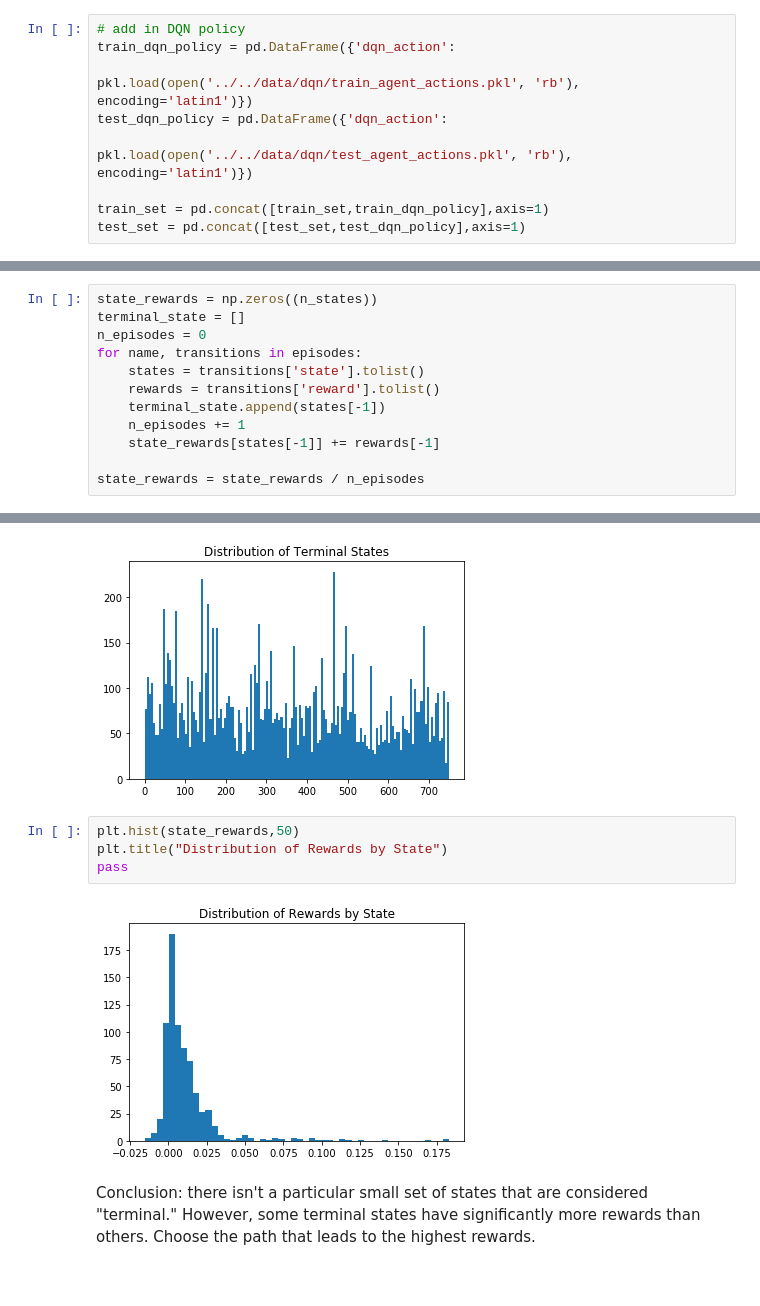
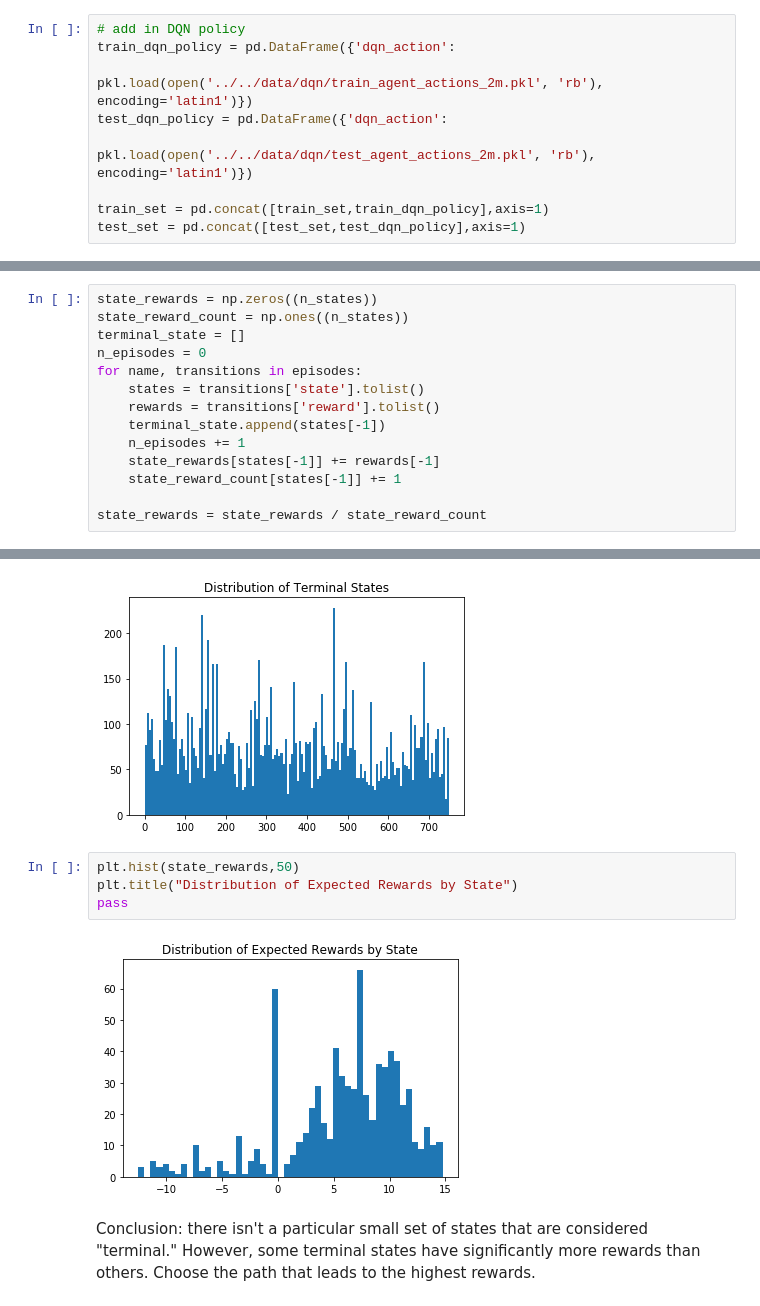
Before and after one commit to wihl/cs282-f17-xuefeng-yi-david, a Jupyter notebook: code/MOE/writeup.ipynb, the cells around one changed output, grey strips where cells are left out. Drawn from its saved outputs; the diff is of its cells as text.

```diff
--- a/code/MOE/writeup.ipynb
+++ b/code/MOE/writeup.ipynb
@@ -52,9 +52,9 @@ test_set['kernel_action'] = kernel_policy[:,3].astype(int)
 # %%
 # add in DQN policy
 train_dqn_policy = pd.DataFrame({'dqn_action':
-                           pkl.load(open('../../data/dqn/train_agent_actions.pkl', 'rb'), encoding='latin1')})
+                           pkl.load(open('../../data/dqn/train_agent_actions_2m.pkl', 'rb'), encoding='latin1')})
 test_dqn_policy = pd.DataFrame({'dqn_action':
-                           pkl.load(open('../../data/dqn/test_agent_actions.pkl', 'rb'), encoding='latin1')})
+                           pkl.load(open('../../data/dqn/test_agent_actions_2m.pkl', 'rb'), encoding='latin1')})
 
 train_set = pd.concat([train_set,train_dqn_policy],axis=1)
 test_set = pd.concat([test_set,test_dqn_policy],axis=1)
@@ -186,6 +197,7 @@ orig_df = pd.read_csv('../../data/origin_train_clean.csv')
 ### Terminal states
 # %%
 state_rewards = np.zeros((n_states))
+state_reward_count = np.ones((n_states))
 terminal_state = []
 n_episodes = 0
 for name, transitions in episodes:
@@ -194,8 +206,9 @@ for name, transitions in episodes:
     terminal_state.append(states[-1])
     n_episodes += 1
     state_rewards[states[-1]] += rewards[-1]
+    state_reward_count[states[-1]] += 1
 
-state_rewards = state_rewards / n_episodes
+state_rewards = state_rewards / state_reward_count
 # %%
 plt.hist(terminal_state,150)
 plt.title("Distribution of Terminal States")
@@ -204,10 +217,10 @@ pass
 [figure]
 # %%
 plt.hist(state_rewards,50)
-plt.title("Distribution of Rewards by State")
+plt.title("Distribution of Expected Rewards by State")
 pass
 # %% [output]
-[figure, old version]
+[figure, new version]
 # %% [markdown]
 Conclusion: there isn't a particular small set of states that are considered "terminal." However, some
 terminal states have significantly more rewards than others. Choose the path that leads to the highest rewards.
```
Also changed, not shown: parts of 12 cells of this notebook.
